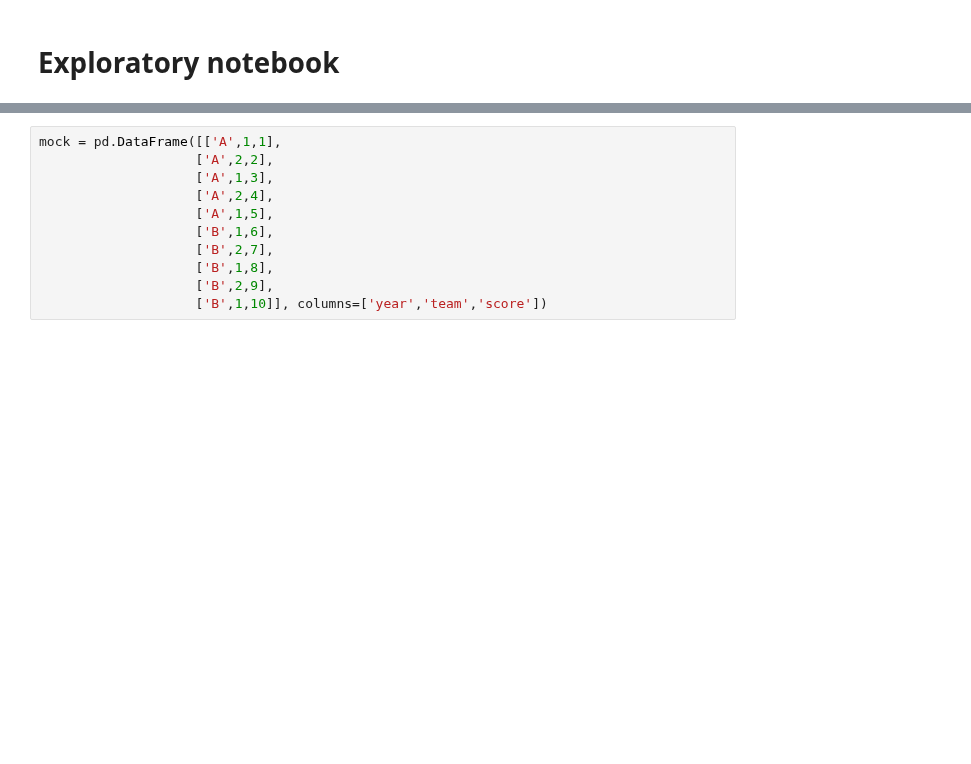
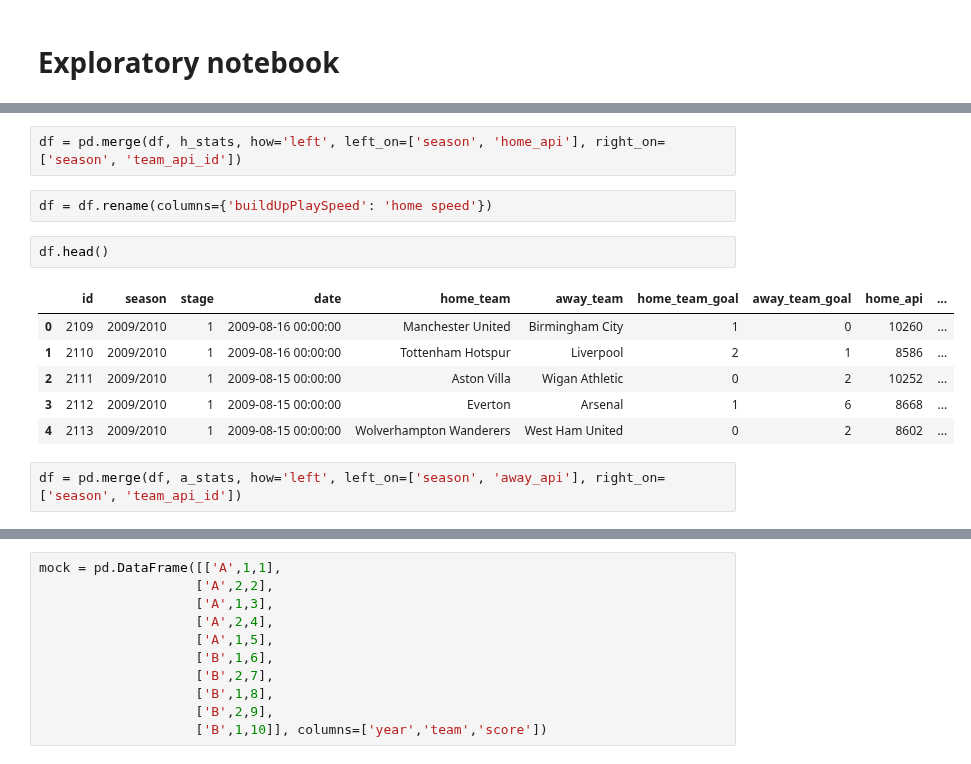
Before and after one commit to georgebrockman/beatthebookies, a Jupyter notebook: beatthebookies/notebooks/chris_explore.ipynb, the cells around one changed output, grey strips where cells are left out. Drawn from its saved outputs; the diff is of its cells as text; blank space fills up the shorter version.

```diff
--- a/beatthebookies/notebooks/chris_explore.ipynb
+++ b/beatthebookies/notebooks/chris_explore.ipynb
@@ -71,0 +115,15 @@ test.tail()
+# %%
+df = pd.merge(df, h_stats, how='left', left_on=['season', 'home_api'], right_on=['season', 'team_api_id'])
+# %%
+df = df.rename(columns={'buildUpPlaySpeed': 'home speed'})
+# %%
+df.head()
+# %% [output]
+|  | id | season | stage | date | home_team | away_team | home_team_goal | away_team_goal | home_api | ... |
+| 0 | 2109 | 2009/2010 | 1 | 2009-08-16 00:00:00 | Manchester United | Birmingham City | 1 | 0 | 10260 | ... |
+| 1 | 2110 | 2009/2010 | 1 | 2009-08-16 00:00:00 | Tottenham Hotspur | Liverpool | 2 | 1 | 8586 | ... |
+| 2 | 2111 | 2009/2010 | 1 | 2009-08-15 00:00:00 | Aston Villa | Wigan Athletic | 0 | 2 | 10252 | ... |
+| 3 | 2112 | 2009/2010 | 1 | 2009-08-15 00:00:00 | Everton | Arsenal | 1 | 6 | 8668 | ... |
+| 4 | 2113 | 2009/2010 | 1 | 2009-08-15 00:00:00 | Wolverhampton Wanderers | West Ham United | 0 | 2 | 8602 | ... |
+# %%
+df = pd.merge(df, a_stats, how='left', left_on=['season', 'away_api'], right_on=['season', 'team_api_id'])
```
Also changed, not shown: parts of 34 cells of this notebook, 2 other files.
